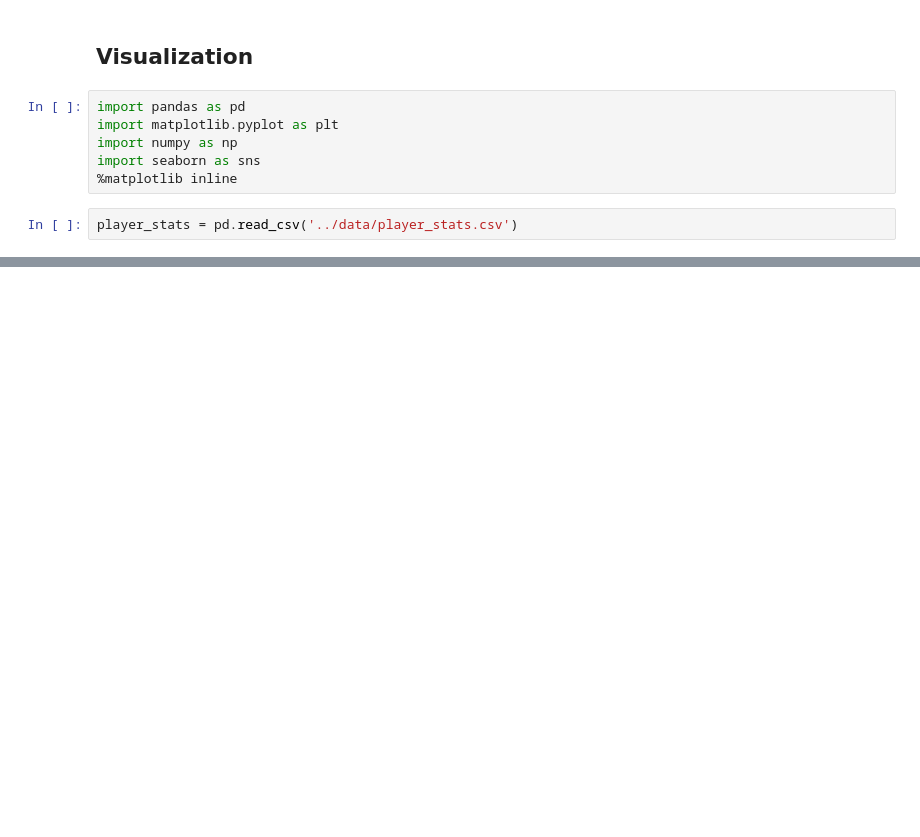
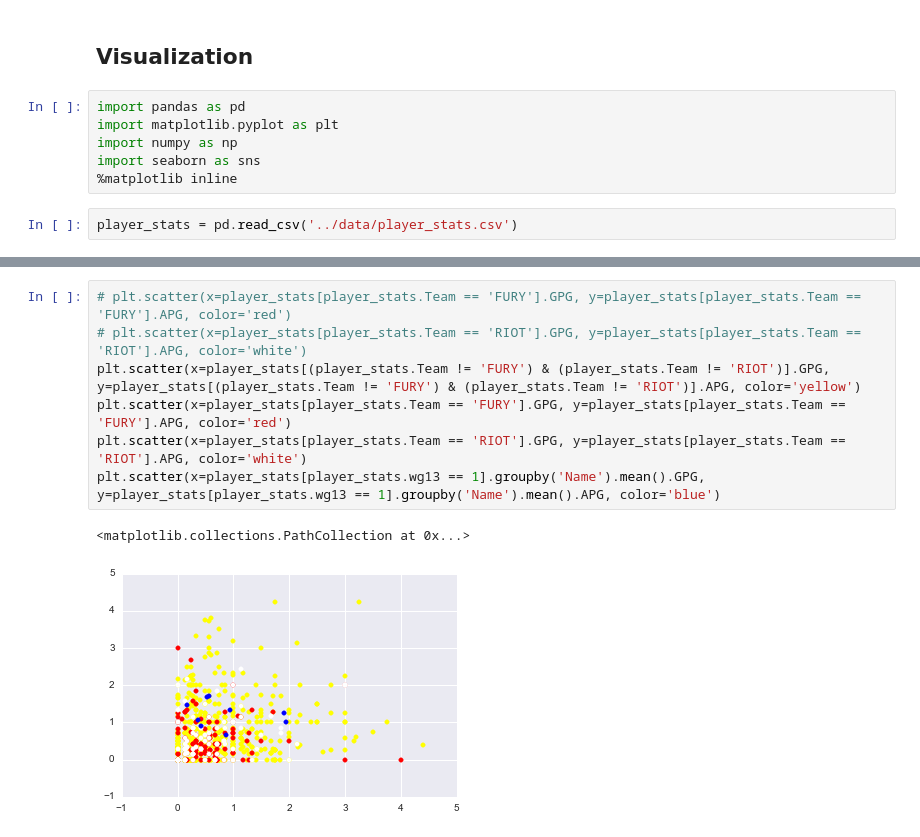
Before and after one commit to octaviaaris/ga_hw, a Jupyter notebook: FinalProject/notebooks/ultimate_stats_visualizations.ipynb, the cells around one changed output, grey strips where cells are left out. Cells and saved outputs as stored; diff of their text form; blank space fills up the shorter version.

```diff
--- a/FinalProject/notebooks/ultimate_stats_visualizations.ipynb
+++ b/FinalProject/notebooks/ultimate_stats_visualizations.ipynb
@@ -39,0 +61,10 @@ us_stats.plot(kind='scatter', x='Goal', y='Assist', c='Team_Num', colormap='Acce
+# %%
+# plt.scatter(x=player_stats[player_stats.Team == 'FURY'].GPG, y=player_stats[player_stats.Team == 'FURY'].APG, color='red')
+# plt.scatter(x=player_stats[player_stats.Team == 'RIOT'].GPG, y=player_stats[player_stats.Team == 'RIOT'].APG, color='white')
+plt.scatter(x=player_stats[(player_stats.Team != 'FURY') & (player_stats.Team != 'RIOT')].GPG, y=player_stats[(player_stats.Team != 'FURY') & (player_stats.Team != 'RIOT')].APG, color='yellow')
+plt.scatter(x=player_stats[player_stats.Team == 'FURY'].GPG, y=player_stats[player_stats.Team == 'FURY'].APG, color='red')
+plt.scatter(x=player_stats[player_stats.Team == 'RIOT'].GPG, y=player_stats[player_stats.Team == 'RIOT'].APG, color='white')
+plt.scatter(x=player_stats[player_stats.wg13 == 1].groupby('Name').mean().GPG, y=player_stats[player_stats.wg13 == 1].groupby('Name').mean().APG, color='blue')
+# %% [output]
+<matplotlib.collections.PathCollection at 0x...>
+[figure, added]
```
Also changed, not shown: parts of 35 cells of this notebook, 13 other files.
